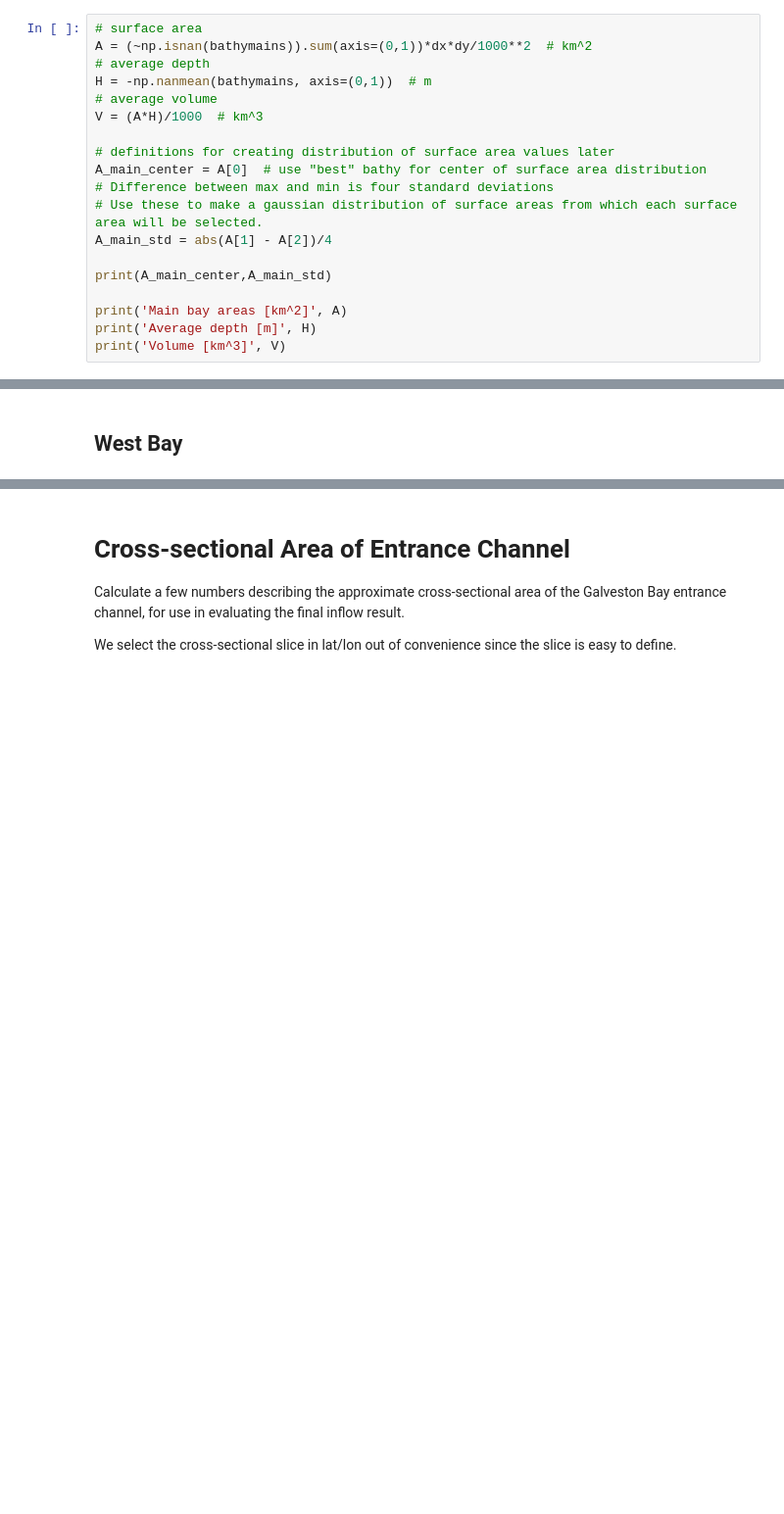
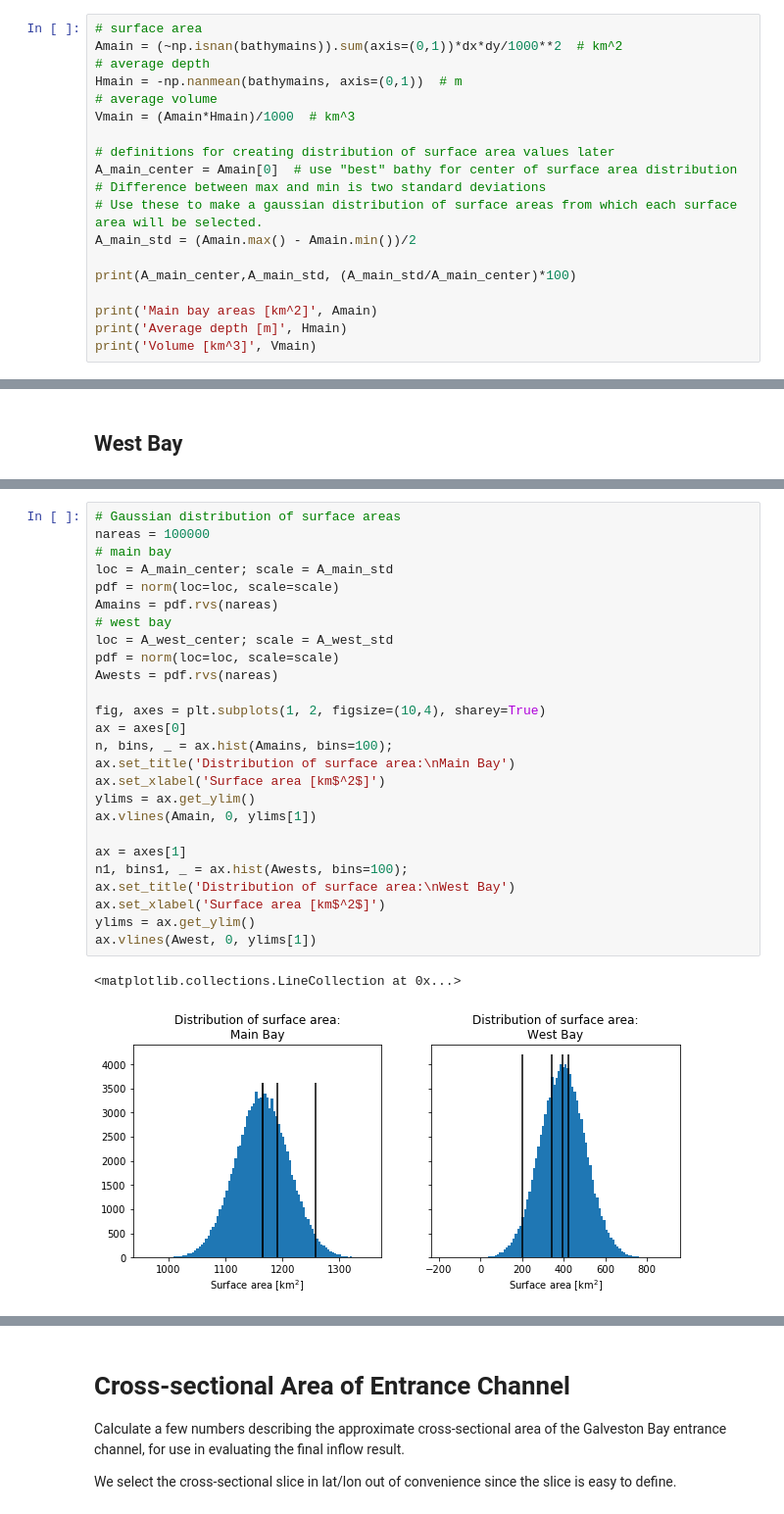
Before and after one commit to kthyng/harvey_inflow, a Jupyter notebook: notebooks/0_process_bathymetry.ipynb, the cells around one changed output, grey strips where cells are left out. Shown at 98% size. Cells and saved outputs as stored; diff of their text form; blank space fills up the shorter version.

```diff
--- a/notebooks/0_process_bathymetry.ipynb
+++ b/notebooks/0_process_bathymetry.ipynb
@@ -356,21 +363,21 @@ Volume [km^3] [3.48710375 3.67147709 3.25053271]
 ## Main bay
 # %%
 # surface area
-A = (~np.isnan(bathymains)).sum(axis=(0,1))*dx*dy/1000**2  # km^2
+Amain = (~np.isnan(bathymains)).sum(axis=(0,1))*dx*dy/1000**2  # km^2
 # average depth
-H = -np.nanmean(bathymains, axis=(0,1))  # m
+Hmain = -np.nanmean(bathymains, axis=(0,1))  # m
 # average volume
-V = (A*H)/1000  # km^3
+Vmain = (Amain*Hmain)/1000  # km^3
 
 # definitions for creating distribution of surface area values later
-A_main_center = A[0]  # use "best" bathy for center of surface area distribution
-# Difference between max and min is four standard deviations
+A_main_center = Amain[0]  # use "best" bathy for center of surface area distribution
+# Difference between max and min is two standard deviations
 # Use these to make a gaussian distribution of surface areas from which each surface area will be selected.
-A_main_std = abs(A[1] - A[2])/4
+A_main_std = (Amain.max() - Amain.min())/2
 
-print(A_main_center,A_main_std)
+print(A_main_center,A_main_std, (A_main_std/A_main_center)*100)
 
-print('Main bay areas [km^2]', A)
-print('Average depth [m]', H)
-print('Volume [km^3]', V)
+print('Main bay areas [km^2]', Amain)
+print('Average depth [m]', Hmain)
+print('Volume [km^3]', Vmain)
 # %% [output]
@@ -408,0 +421,29 @@ West Bay volumes are % of full bay volume [15.80524091 15.23997636  9.39417329]
+# %%
+# Gaussian distribution of surface areas
+nareas = 100000
+# main bay
+loc = A_main_center; scale = A_main_std
+pdf = norm(loc=loc, scale=scale)
+Amains = pdf.rvs(nareas)
+# west bay
+loc = A_west_center; scale = A_west_std
+pdf = norm(loc=loc, scale=scale)
+Awests = pdf.rvs(nareas)
+
+fig, axes = plt.subplots(1, 2, figsize=(10,4), sharey=True)
+ax = axes[0]
+n, bins, _ = ax.hist(Amains, bins=100);
+ax.set_title('Distribution of surface area:\nMain Bay')
+ax.set_xlabel('Surface area [km$^2$]')
+ylims = ax.get_ylim()
+ax.vlines(Amain, 0, ylims[1])
+
+ax = axes[1]
+n1, bins1, _ = ax.hist(Awests, bins=100);
+ax.set_title('Distribution of surface area:\nWest Bay')
+ax.set_xlabel('Surface area [km$^2$]')
+ylims = ax.get_ylim()
+ax.vlines(Awest, 0, ylims[1])
+# %% [output]
+<matplotlib.collections.LineCollection at 0x...>
+[figure, added]
```
Also changed, not shown: parts of 23 cells of this notebook.
